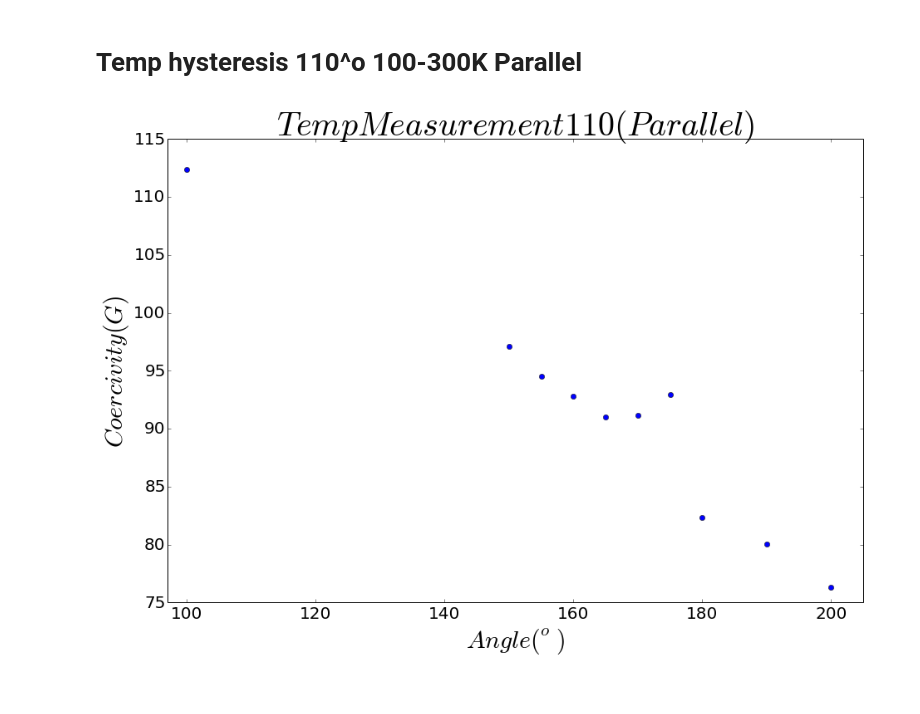
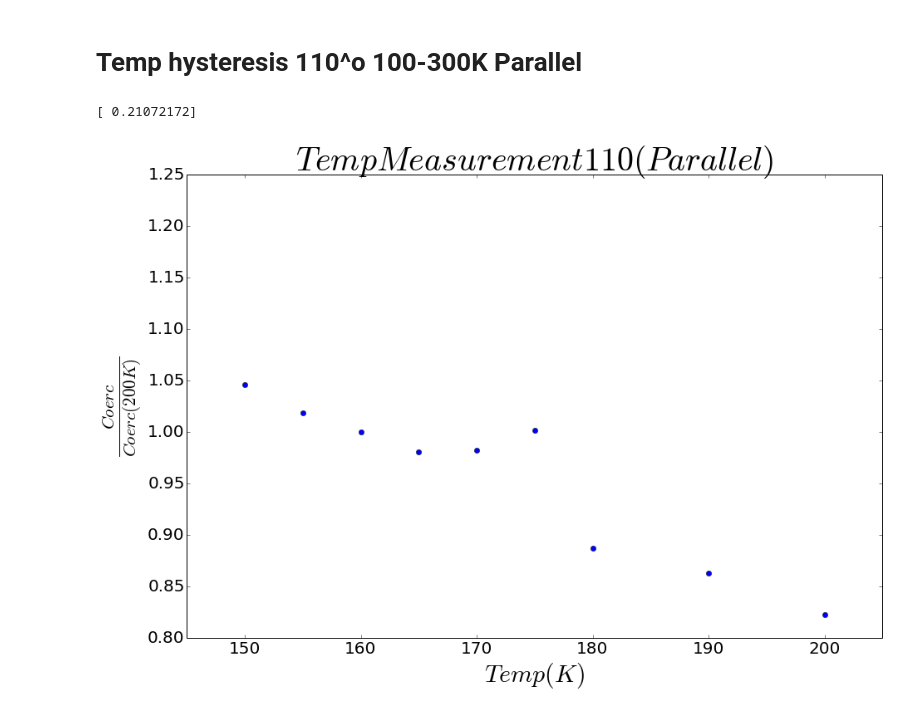
Before and after one commit to jdprada1760/Advanced_Lab_Project, a Jupyter notebook: Coercivity.ipynb, the cells around one changed output. Saved outputs shown, nothing was run; the diff lists cells and outputs as text; code cells hidden in the pictures.

```diff
--- a/Coercivity.ipynb
+++ b/Coercivity.ipynb
@@ -230,15 +232,17 @@ coercvty = np.array([coercivity(fille,False) for fille in dirl])
 # %%
 #os.listdir("./Data/Parallel_VarTemp_100_300/47")
 #print coercvty
 fig = plt.figure(figsize = (15,10))
 ax = fig.add_subplot(111)
-ax.plot(angles,coercvty, 'o')
-ax.set_ylabel(r"$Coercivity(G)$",fontsize = 30)
-ax.set_xlabel(r"$Angle(^o)$",fontsize = 30)
+ax.plot(angles,coercvty/coercvty[-1], 'o')
+ax.set_ylabel(r"$\frac{Coerc}{Coerc(200K)}$",fontsize = 30)
+ax.set_xlabel(r"$Temp(K)$",fontsize = 30)
 ax.tick_params(axis='x', labelsize=20)
 ax.tick_params(axis='y', labelsize=20)
-ax.set_xlim(97,205)
+ax.set_xlim(145,205)
 ax.set_title(r"$Temp Measurement 110 (Parallel)$",fontsize = 40)
-fig.savefig("Temp Measure 110 Parallel")
+fig.savefig("Temp Measuer 110 Parallel")
+print max(coercvty/coercvty[-1]) -1
 # %% [output]
+[ 0.21072172]
-[figure, old version]
+[figure, new version]
```
Also changed, not shown: parts of 1 cell of this notebook.
